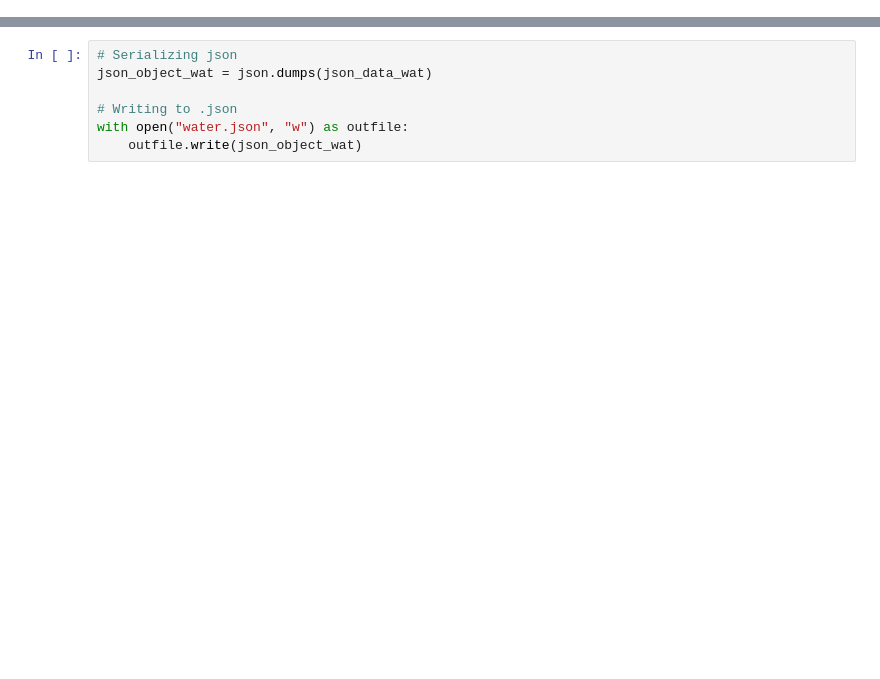
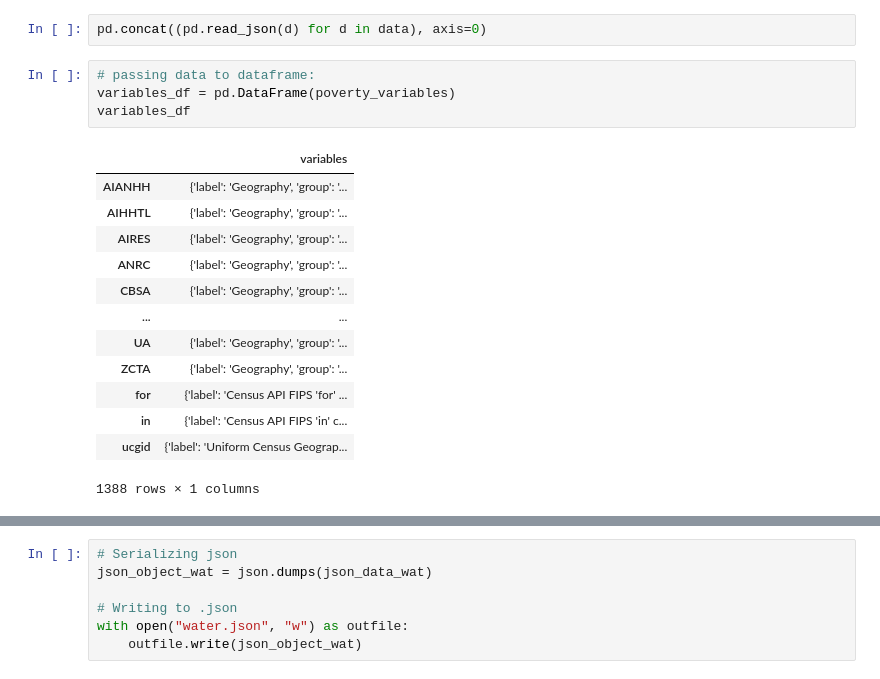
Before and after one commit to hafsa-said/final_project, a Jupyter notebook: finalproject.ipynb, the cells around one changed output, grey strips where cells are left out. Cells and saved outputs as stored; diff of their text form; blank space fills up the shorter version.

```diff
--- a/finalproject.ipynb
+++ b/finalproject.ipynb
@@ -40,3 +78,23 @@ pov_data = req1.json()
+# %%
+pd.concat((pd.read_json(d) for d in data), axis=0)
+# %%
+# passing data to dataframe:
+variables_df = pd.DataFrame(poverty_variables)
+variables_df
+# %% [output]
+|  | variables |
+| AIANHH | {'label': 'Geography', 'group': '... |
+| AIHHTL | {'label': 'Geography', 'group': '... |
+| AIRES | {'label': 'Geography', 'group': '... |
+| ANRC | {'label': 'Geography', 'group': '... |
+| CBSA | {'label': 'Geography', 'group': '... |
+| ... | ... |
+| UA | {'label': 'Geography', 'group': '... |
+| ZCTA | {'label': 'Geography', 'group': '... |
+| for | {'label': 'Census API FIPS 'for' ... |
+| in | {'label': 'Census API FIPS 'in' c... |
+| ucgid | {'label': 'Uniform Census Geograp... |
+1388 rows × 1 columns
 # %%
 base_url_wat = 'https://enviro.epa.gov/enviro/efservice/SDW_CONTAM_VIOL_CITY/PWSID/IL3141937/JSON'
 req2 = requests.get(base_url_wat)
```
Also changed, not shown: parts of 13 cells of this notebook, 6 other files.
